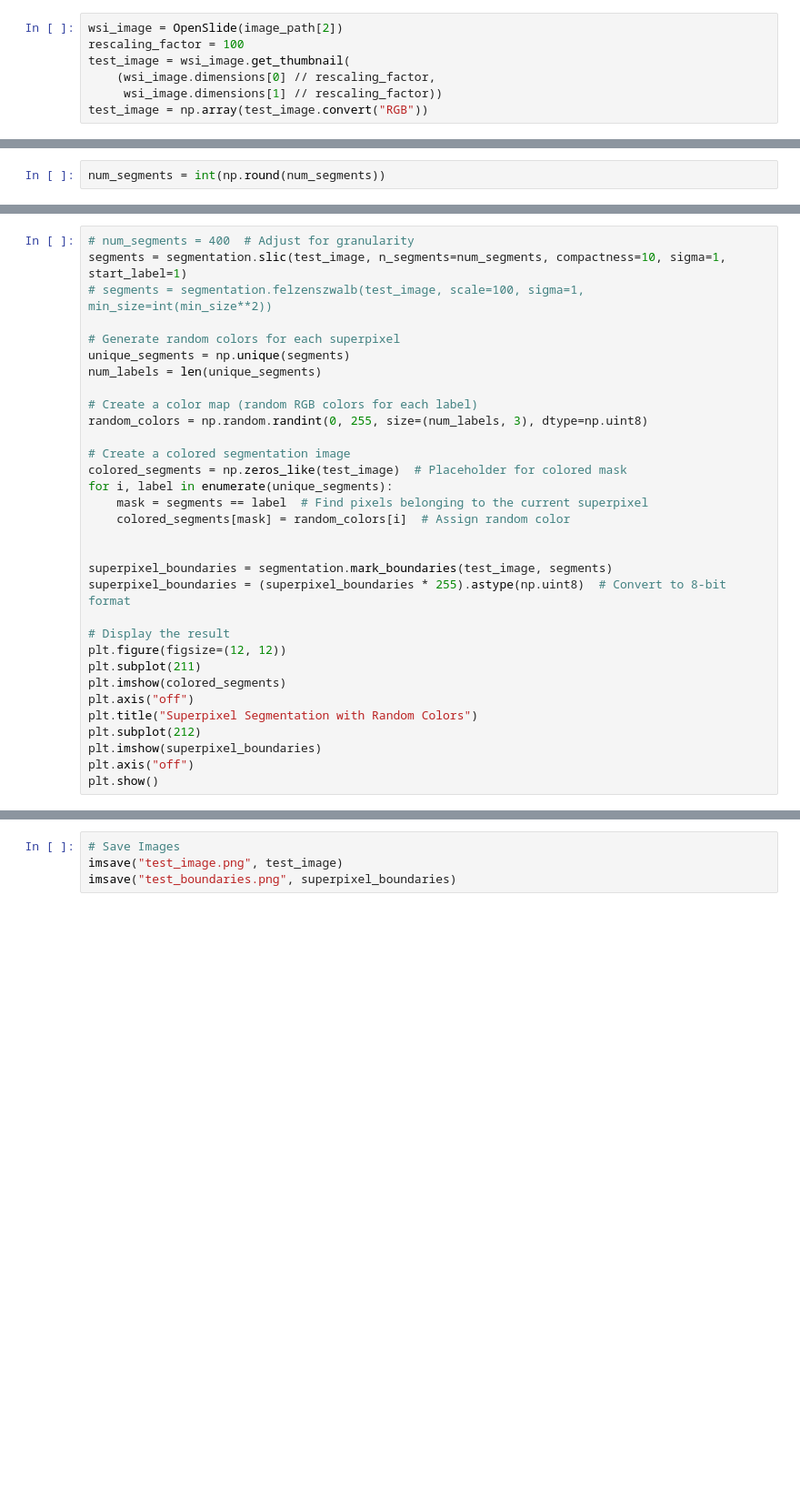
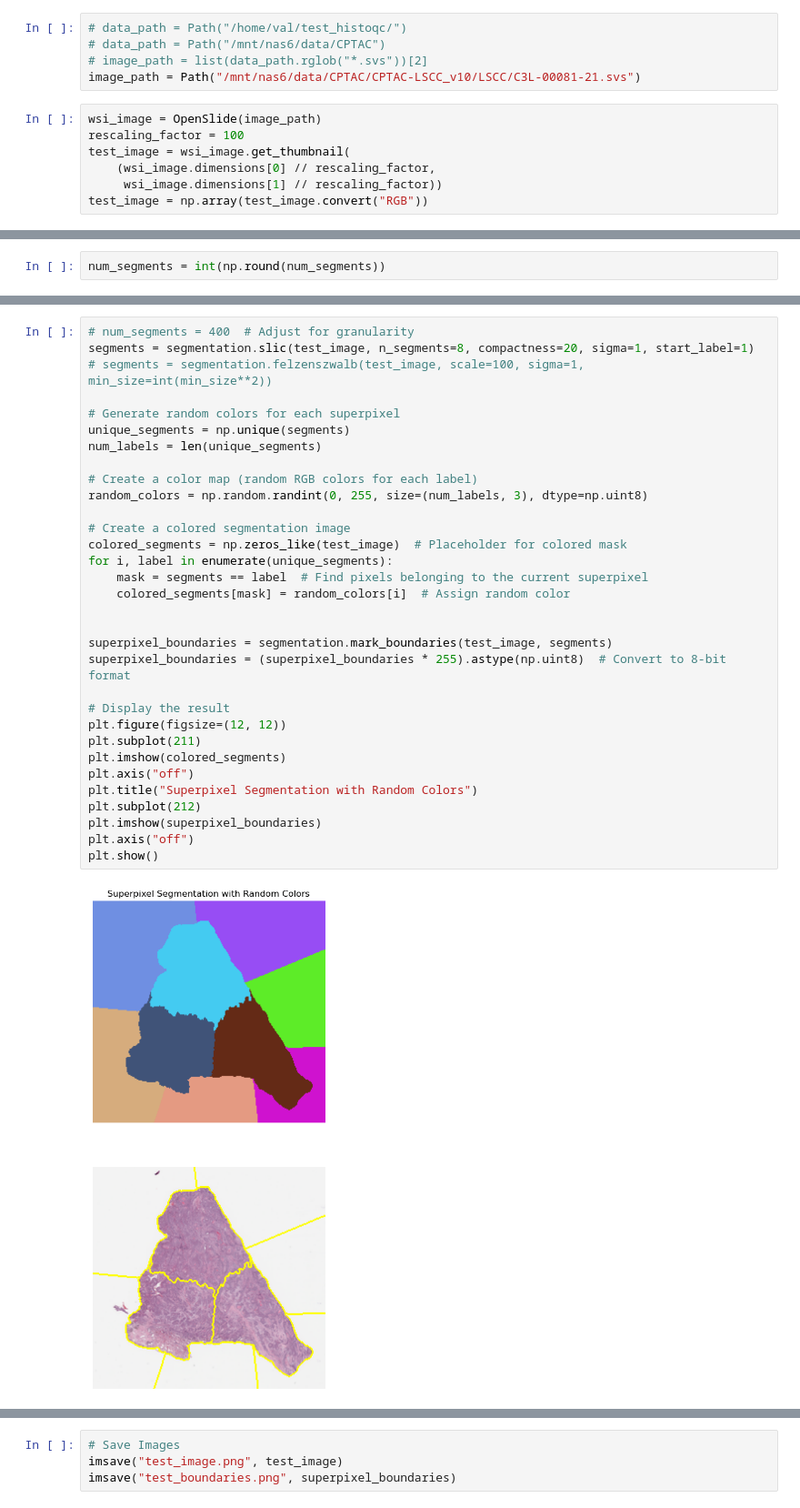
Before and after one commit to voreille/histolung, a Jupyter notebook: notebooks/explo_superpixels.ipynb, the cells around one changed output, grey strips where cells are left out. Shown at 91% size. Drawn from its saved outputs; the diff is of its cells as text; blank space fills up the shorter version.

Commit message:
feat: add superpixel segmentation

```diff
--- a/notebooks/explo_superpixels.ipynb
+++ b/notebooks/explo_superpixels.ipynb
@@ -13,5 +10,10 @@ image_path = list(data_path.rglob("*.svs"))
+# %%
+# data_path = Path("/home/val/test_histoqc/")
+# data_path = Path("/mnt/nas6/data/CPTAC")
+# image_path = list(data_path.rglob("*.svs"))[2]
+image_path = Path("/mnt/nas6/data/CPTAC/CPTAC-LSCC_v10/LSCC/C3L-00081-21.svs")
 # %%
-wsi_image = OpenSlide(image_path[2])
+wsi_image = OpenSlide(image_path)
 rescaling_factor = 100
 test_image = wsi_image.get_thumbnail(
     (wsi_image.dimensions[0] // rescaling_factor,
@@ -35,32 +41,34 @@ print(f"Shape of test_image: {test_image.shape}")
 # %%
 # num_segments = 400  # Adjust for granularity
-segments = segmentation.slic(test_image, n_segments=num_segments, compactness=10, sigma=1, start_label=1)
+segments = segmentation.slic(test_image, n_segments=8, compactness=20, sigma=1, start_label=1)
 # segments = segmentation.felzenszwalb(test_image, scale=100, sigma=1, min_size=int(min_size**2))
 
 # Generate random colors for each superpixel
 unique_segments = np.unique(segments)
 num_labels = len(unique_segments)
 
 # Create a color map (random RGB colors for each label)
 random_colors = np.random.randint(0, 255, size=(num_labels, 3), dtype=np.uint8)
 
 # Create a colored segmentation image
 colored_segments = np.zeros_like(test_image)  # Placeholder for colored mask
 for i, label in enumerate(unique_segments):
     mask = segments == label  # Find pixels belonging to the current superpixel
     colored_segments[mask] = random_colors[i]  # Assign random color
 
 
 superpixel_boundaries = segmentation.mark_boundaries(test_image, segments)
 superpixel_boundaries = (superpixel_boundaries * 255).astype(np.uint8)  # Convert to 8-bit format
 
 # Display the result
 plt.figure(figsize=(12, 12))
 plt.subplot(211)
 plt.imshow(colored_segments)
 plt.axis("off")
 plt.title("Superpixel Segmentation with Random Colors")
 plt.subplot(212)
 plt.imshow(superpixel_boundaries)
 plt.axis("off")
 plt.show()
+# %% [output]
+[figure, added]
```
Also changed, not shown: parts of 7 cells of this notebook, 7 other files.
